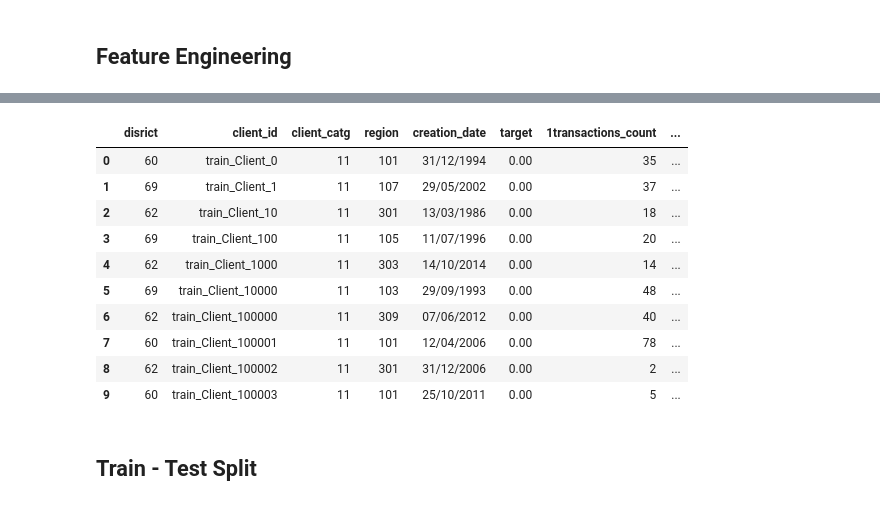
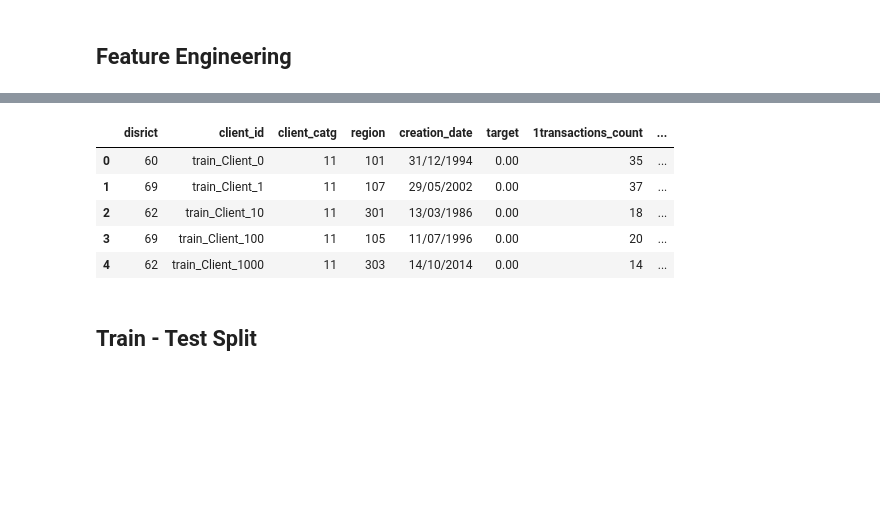
Before and after one commit to sergio-sanz-rodriguez/Fraud-Detection-ML, a Jupyter notebook: Fraud_Detection_modeling.ipynb, the cells around one changed output, grey strips where cells are left out. Drawn from its saved outputs; the diff is of its cells as text; code cells hidden in the pictures; blank space fills up the shorter version.

```diff
--- a/Fraud_Detection_modeling.ipynb
+++ b/Fraud_Detection_modeling.ipynb
@@ -342,7 +220,7 @@ Target is highly imbalanced with fewer cases of fraudulent activities
 # %%
 #Visualize client distribution across districts and regions
 for col in ['disrict','region']:
-    region = client_train.groupby([col])['client_id'].count()
+    region = client.groupby([col])['client_id'].count()
     plt.bar(x=region.index, height=region.values)
     plt.title(col+' distribution')
     plt.show()
@@ -353,7 +231,7 @@ for col in ['disrict','region']:
 ## Feature Engineering
 # %%
 #convert the column invoice_date to date time format on both the invoice train and invoice test
-for df in [invoice_train,invoice_test]:
-    df['invoice_date'] = pd.to_datetime(df['invoice_date'])
+#for df in [invoice_train,invoice_test]:
+#    df['invoice_date'] = pd.to_datetime(df['invoice_date'])
 # %%
 #encode labels in categorical column
@@ -362,7 +240,7 @@ invoice_train['counter_type']=invoice_train['counter_type'].map(d)
 # %%
 #convert categorical columns to int for model
-client_train['client_catg'] = client_train['client_catg'].astype(int)
-client_train['disrict'] = client_train['disrict'].astype(int)
+client['client_catg'] = client['client_catg'].astype('int32')
+client['disrict'] = client['disrict'].astype('int32')
 # %%
 def aggregate_by_client_id(invoice_data):
     aggs = {} #define aggregation dictionary
@@ -383,7 +261,7 @@ def aggregate_by_client_id(invoice_data):
     return pd.merge(df, agg_trans, on='client_id', how='left')#we merge the transaction count df with the counsumption level averages df agg_trans on client_id column
 # %%
 #group invoice data by client_id
-agg_train = aggregate_by_client_id(invoice_train)
+agg_train = aggregate_by_client_id(invoice)
 #this will again compute the mean values of consommation_level_* grouped by client_id, rename the columns to consommation_level_*_mean, count the number of transactions for each client in invoce_data
 #and merge these two sets of data (average consumption levels and transaction counts) into a single df
 # %%
@@ -399,20 +277,15 @@ agg_train.head()
 | 4 | train_Client_1000 | 14 | 663.71 | 104.86 | 117.36 | ... |
 # %%
 #merge aggregate data with client dataset
-train = pd.merge(client_train,agg_train, on='client_id', how='left')
-train.head(10)
+train = pd.merge(client,agg_train, on='client_id', how='left')
+train.head(5)
 # %% [output]
 |  | disrict | client_id | client_catg | region | creation_date | target | 1transactions_count | ... |
 | 0 | 60 | train_Client_0 | 11 | 101 | 31/12/1994 | 0.00 | 35 | ... |
 | 1 | 69 | train_Client_1 | 11 | 107 | 29/05/2002 | 0.00 | 37 | ... |
 | 2 | 62 | train_Client_10 | 11 | 301 | 13/03/1986 | 0.00 | 18 | ... |
 | 3 | 69 | train_Client_100 | 11 | 105 | 11/07/1996 | 0.00 | 20 | ... |
 | 4 | 62 | train_Client_1000 | 11 | 303 | 14/10/2014 | 0.00 | 14 | ... |
-| 5 | 69 | train_Client_10000 | 11 | 103 | 29/09/1993 | 0.00 | 48 | ... |
-| 6 | 62 | train_Client_100000 | 11 | 309 | 07/06/2012 | 0.00 | 40 | ... |
-| 7 | 60 | train_Client_100001 | 11 | 101 | 12/04/2006 | 0.00 | 78 | ... |
-| 8 | 62 | train_Client_100002 | 11 | 301 | 31/12/2006 | 0.00 | 2 | ... |
-| 9 | 60 | train_Client_100003 | 11 | 101 | 25/10/2011 | 0.00 | 5 | ... |
 # %% [markdown]
 ## Train - Test Split
 # %%
```
Also changed, not shown: parts of 72 cells of this notebook.
